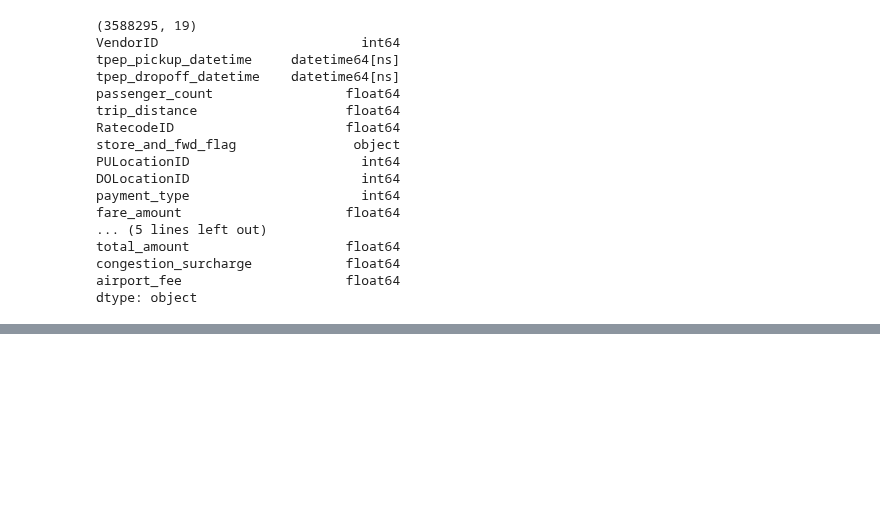
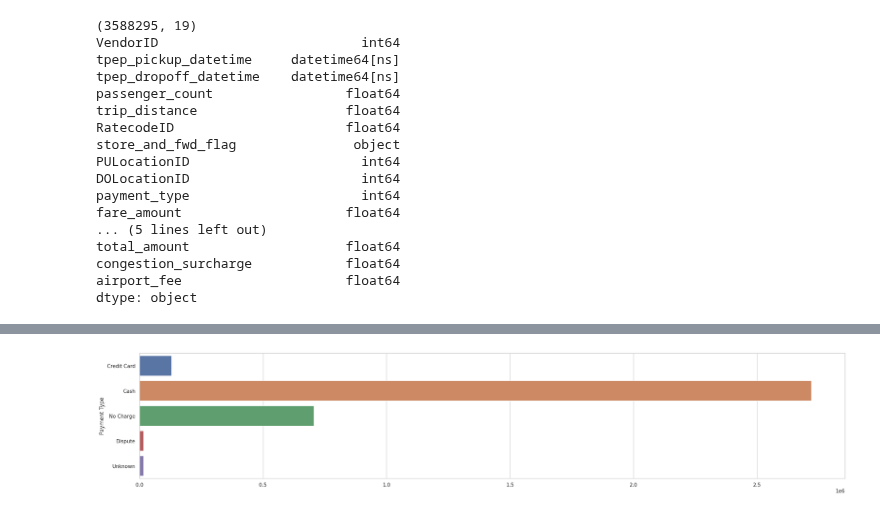
Before and after one commit to andres-mart/AnyoneAI, a Jupyter notebook: Proyecto_Final/analisis_bbdd.ipynb, the cells around one changed output, grey strips where cells are left out. Drawn from its saved outputs; the diff is of its cells as text; code cells hidden in the pictures; blank space fills up the shorter version.

```diff
--- a/Proyecto_Final/analisis_bbdd.ipynb
+++ b/Proyecto_Final/analisis_bbdd.ipynb
@@ -47,0 +260,9 @@ dtype: object
+# %%
+plt.figure(figsize=(28, 5))
+sns.countplot(data=df, y='payment_type', orient='h')
+plt.yticks(np.arange(5), ['Credit Card', 'Cash', 'No Charge', 'Dispute', 'Unknown'])
+plt.ylabel('Payment Type')
+plt.xlabel(None)
+plt.show()
+# %% [output]
+[figure, added]
```
Also changed, not shown: parts of 20 cells of this notebook.
